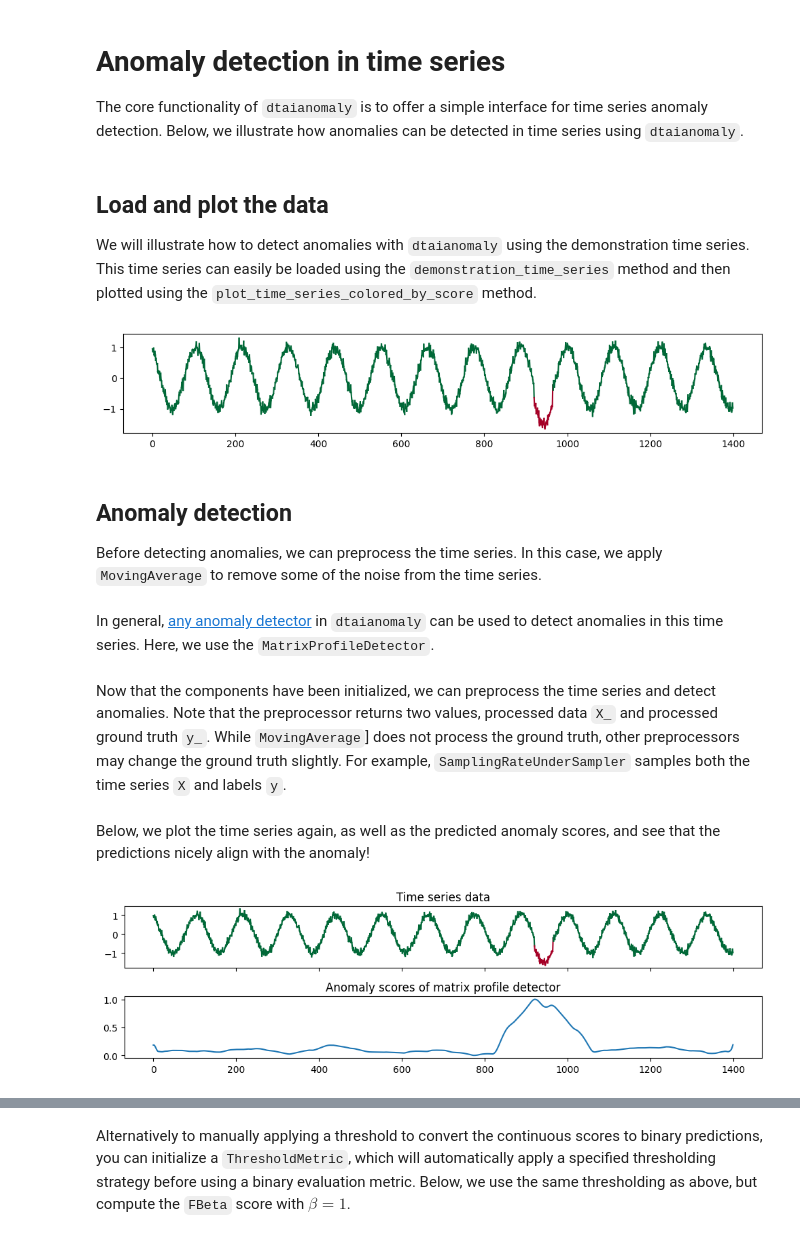
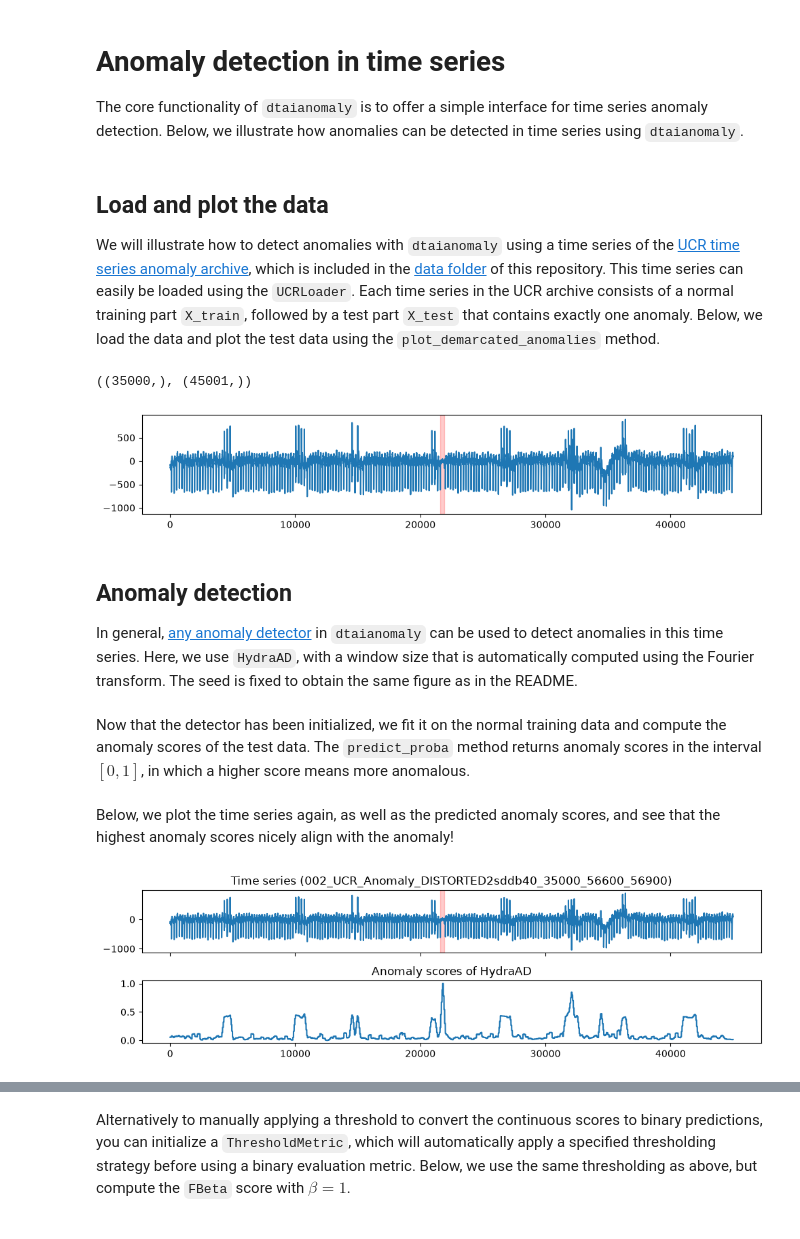
Before and after one commit to ML-KULeuven/dtaianomaly, a Jupyter notebook: notebooks/Anomaly-detection.ipynb, the cells around one changed output, grey strips where cells are left out. Cells and saved outputs as stored; diff of their text form; code cells hidden in the pictures.

Commit message:
Feat/Add HydraAD (#159)
Signed-off-by: LouisCarpentier42 <louis.carpentier@kuleuven.be>

```diff
--- a/notebooks/Anomaly-detection.ipynb
+++ b/notebooks/Anomaly-detection.ipynb
@@ -13,13 +13,15 @@ from dtaianomaly.evaluation import Precision, Recall, FBeta, AreaUnderROC, AreaU
 # %% [markdown]
 ## Load and plot the data
 
-We will illustrate how to detect anomalies with ``dtaianomaly`` using the demonstration time series. This time series can easily be loaded using the ``demonstration_time_series`` method and then plotted using the ``plot_time_series_colored_by_score`` method.
+We will illustrate how to detect anomalies with ``dtaianomaly`` using a time series of the [UCR time series anomaly archive](https://www.cs.ucr.edu/~eamonn/time_series_data_2018/UCR_TimeSeriesAnomalyDatasets2021.zip), which is included in the [data folder](../data) of this repository. This time series can easily be loaded using the ``UCRLoader``. Each time series in the UCR archive consists of a normal training part ``X_train``, followed by a test part ``X_test`` that contains exactly one anomaly. Below, we load the data and plot the test data using the ``plot_demarcated_anomalies`` method.
+# %%
+data_loader = UCRLoader("../data/UCR-time-series-anomaly-archive/002_UCR_Anomaly_DISTORTED2sddb40_35000_56600_56900.txt")
+data = data_loader.load()
+X_train, X_test, y_test = data.X_train, data.X_test, data.y_test
+X_train.shape, X_test.shape
+# %% [output]
+((35000,), (45001,))
 # %%
-X, y = demonstration_time_series()
-plot_time_series_colored_by_score(X, y, figsize=(10, 2)).tight_layout()
+plot_demarcated_anomalies(X_test, y_test, figsize=(10, 2)).tight_layout()
 # %% [output]
-[figure, old version]
+[figure, new version]
-# %% [markdown]
-## Anomaly detection
-
-Before detecting anomalies, we can preprocess the time series. In this case, we apply ``MovingAverage`` to remove some of the noise from the time series.
@@ -28,2 +28,4 @@ preprocessor = MovingAverage(window_size=10)
 # %% [markdown]
-In general, [any anomaly detector](https://dtaianomaly.readthedocs.io/en/stable/getting_started/anomaly_detection.html) in ``dtaianomaly`` can be used to detect anomalies in this time series. Here, we use the ``MatrixProfileDetector``.
+## Anomaly detection
+
+In general, [any anomaly detector](https://dtaianomaly.readthedocs.io/en/stable/getting_started/anomaly_detection.html) in ``dtaianomaly`` can be used to detect anomalies in this time series. Here, we use ``HydraAD``, with a window size that is automatically computed using the Fourier transform. The seed is fixed to obtain the same figure as in the README.
@@ -32,2 +31,0 @@ detector = MatrixProfileDetector(window_size=100)
-# %% [markdown]
-Now that the components have been initialized, we can preprocess the time series and detect anomalies. Note that the preprocessor returns two values, processed data ``X_`` and processed ground truth ``y_``. While ``MovingAverage``] does not process the ground truth, other preprocessors may change the ground truth slightly. For example, ``SamplingRateUnderSampler`` samples both the time series ``X`` and labels ``y``.
@@ -36,0 +34,2 @@ y_pred = detector.fit(X_).predict_proba(X_)
+# %% [markdown]
+Now that the detector has been initialized, we fit it on the normal training data and compute the anomaly scores of the test data. The ``predict_proba`` method returns anomaly scores in the interval $[0, 1]$, in which a higher score means more anomalous.
@@ -37,9 +39,10 @@ y_pred = detector.fit(X_).predict_proba(X_)
 # %% [markdown]
-Below, we plot the time series again, as well as the predicted anomaly scores, and see that the predictions nicely align with the anomaly!
+Below, we plot the time series again, as well as the predicted anomaly scores, and see that the highest anomaly scores nicely align with the anomaly!
 # %%
-fig = plot_anomaly_scores(X, y, y_pred, method_to_plot=plot_time_series_colored_by_score, figsize=(10, 3))
+fig = plot_anomaly_scores(X_test, y_test, y_pred, figsize=(10, 3))
+fig.axes[0].set_title(f'Time series ({data_loader.path.split("/")[-1].rsplit(".", 1)[0]})')
+fig.axes[1].set_title('Anomaly scores of HydraAD')
 fig.tight_layout()
-fig.axes[1].set_title('Anomaly scores of matrix profile detector')
-fig.savefig('Demonstration-time-series-detected-anomalies.svg')
+fig.savefig('example-README.svg', bbox_inches='tight')
 # %% [output]
-[figure, old version]
+[figure, new version]
```
Also changed, not shown: parts of 19 cells of this notebook, 13 other files.
